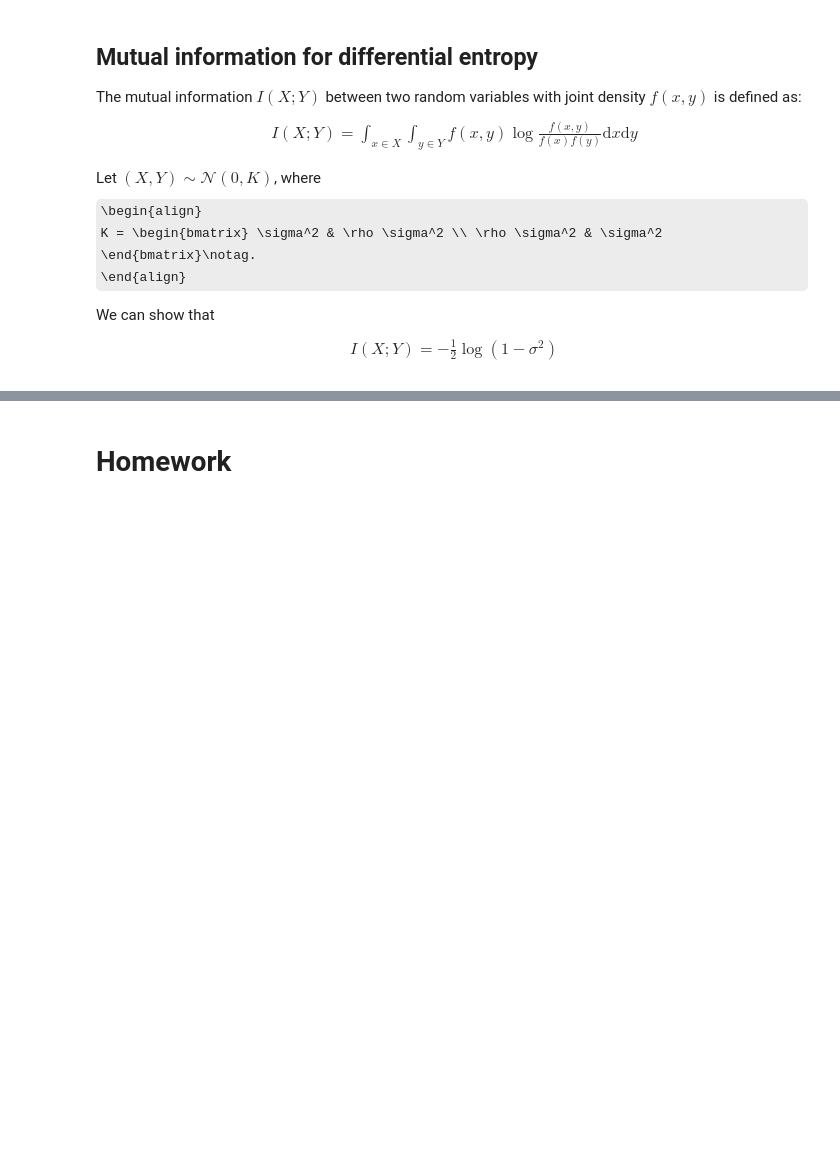
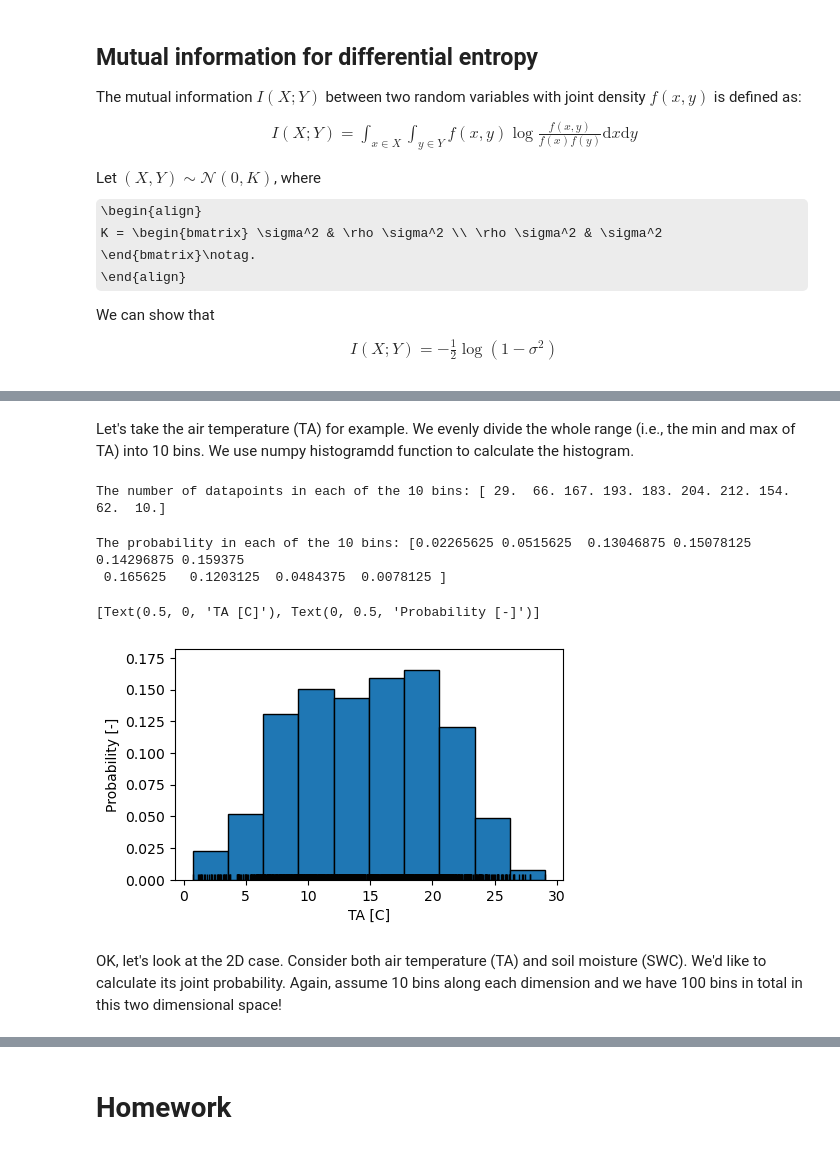
Before and after one commit to Hydro-Xis/coding-exercises, a Jupyter notebook: exercises/1-Entropy-and-mutual-information.ipynb, the cells around one changed output, grey strips where cells are left out. Drawn from its saved outputs; the diff is of its cells as text; code cells hidden in the pictures; some formulas as TeX source; blank space fills up the shorter version.

Commit message:
Added the flux tower example.

```diff
--- a/exercises/1-Entropy-and-mutual-information.ipynb
+++ b/exercises/1-Entropy-and-mutual-information.ipynb
@@ -242,0 +275,33 @@ We can show that
+# %% [markdown]
+Let's take the air temperature (TA) for example. We evenly divide the whole range (i.e., the min and max of TA) into 10 bins. We use numpy histogramdd function to calculate the histogram.
+# %%
+data = df['TA'].values
+hist, edges = np.histogramdd(data, bins=10)
+print(f"The number of datapoints in each of the 10 bins: {hist}")
+# %% [output]
+The number of datapoints in each of the 10 bins: [ 29.  66. 167. 193. 183. 204. 212. 154.  62.  10.]
+# %%
+# Therefore, we can get the probability of each bin by normalizing the histogram
+p = hist / hist.sum()
+print(f"The probability in each of the 10 bins: {p}")
+# %% [output]
+The probability in each of the 10 bins: [0.02265625 0.0515625  0.13046875 0.15078125 0.14296875 0.159375
+ 0.165625   0.1203125  0.0484375  0.0078125 ]
+# %%
+# Now, let's plot the probability
+import seaborn as sns
+bin_centers = 0.5 * (edges[0][1:] + edges[0][:-1])
+fig, ax = plt.subplots(1, 1, figsize=(5, 3))
+
+# Histogram
+ax.bar(bin_centers, p, width=np.diff(edges[0]), align='center', edgecolor='black')
+
+# Rugplot (data points at the background)
+sns.rugplot(data, color='black', ax=ax)
+
+ax.set(xlabel='TA [C]', ylabel='Probability [-]')
+# %% [output]
+[Text(0.5, 0, 'TA [C]'), Text(0, 0.5, 'Probability [-]')]
+[figure, added]
+# %% [markdown]
+OK, let's look at the 2D case. Consider both air temperature (TA) and soil moisture (SWC). We'd like to calculate its joint probability. Again, assume 10 bins along each dimension and we have 100 bins in total in this two dimensional space!
```
Also changed, not shown: parts of 26 cells of this notebook, 3 other files.
